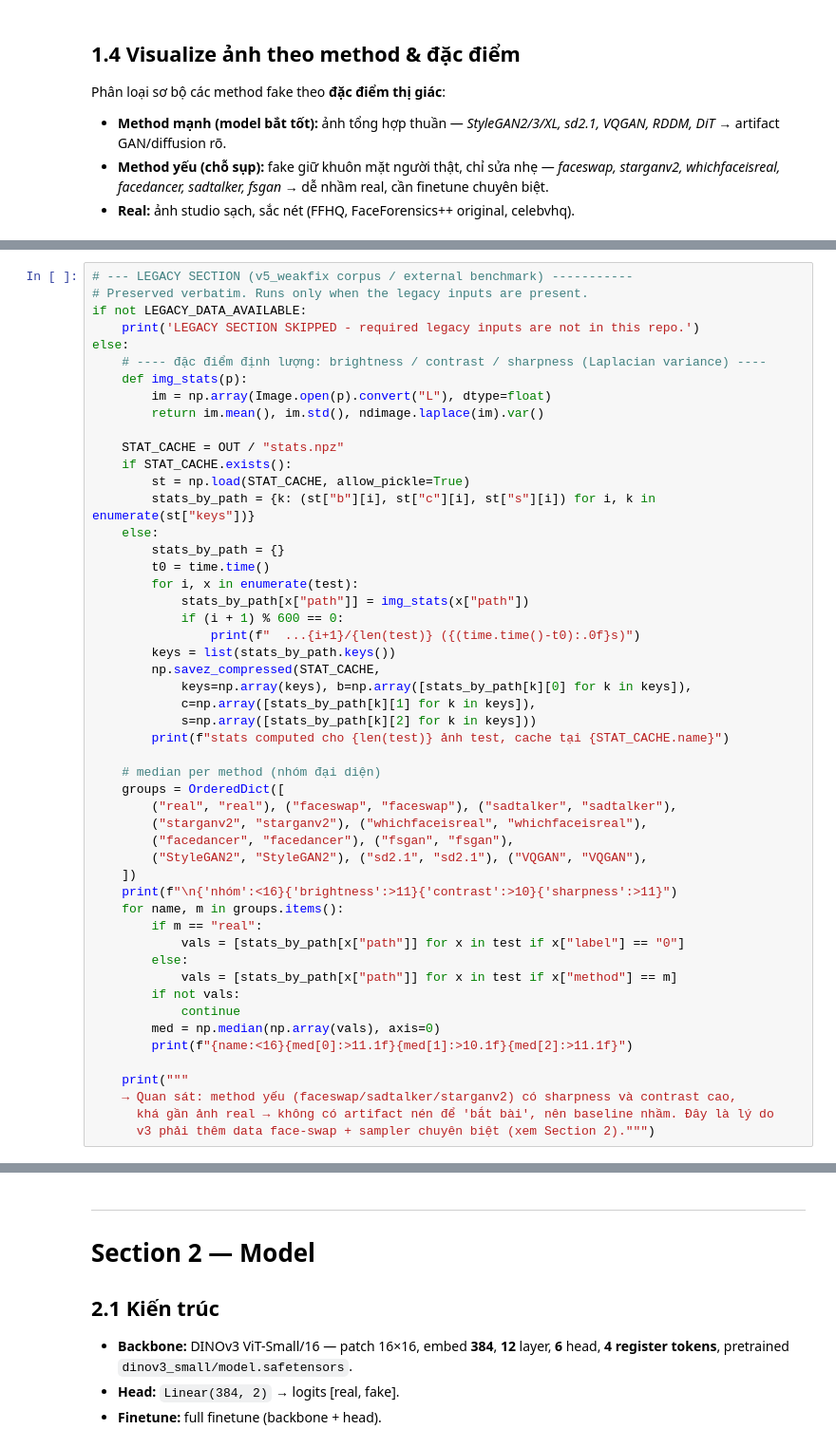
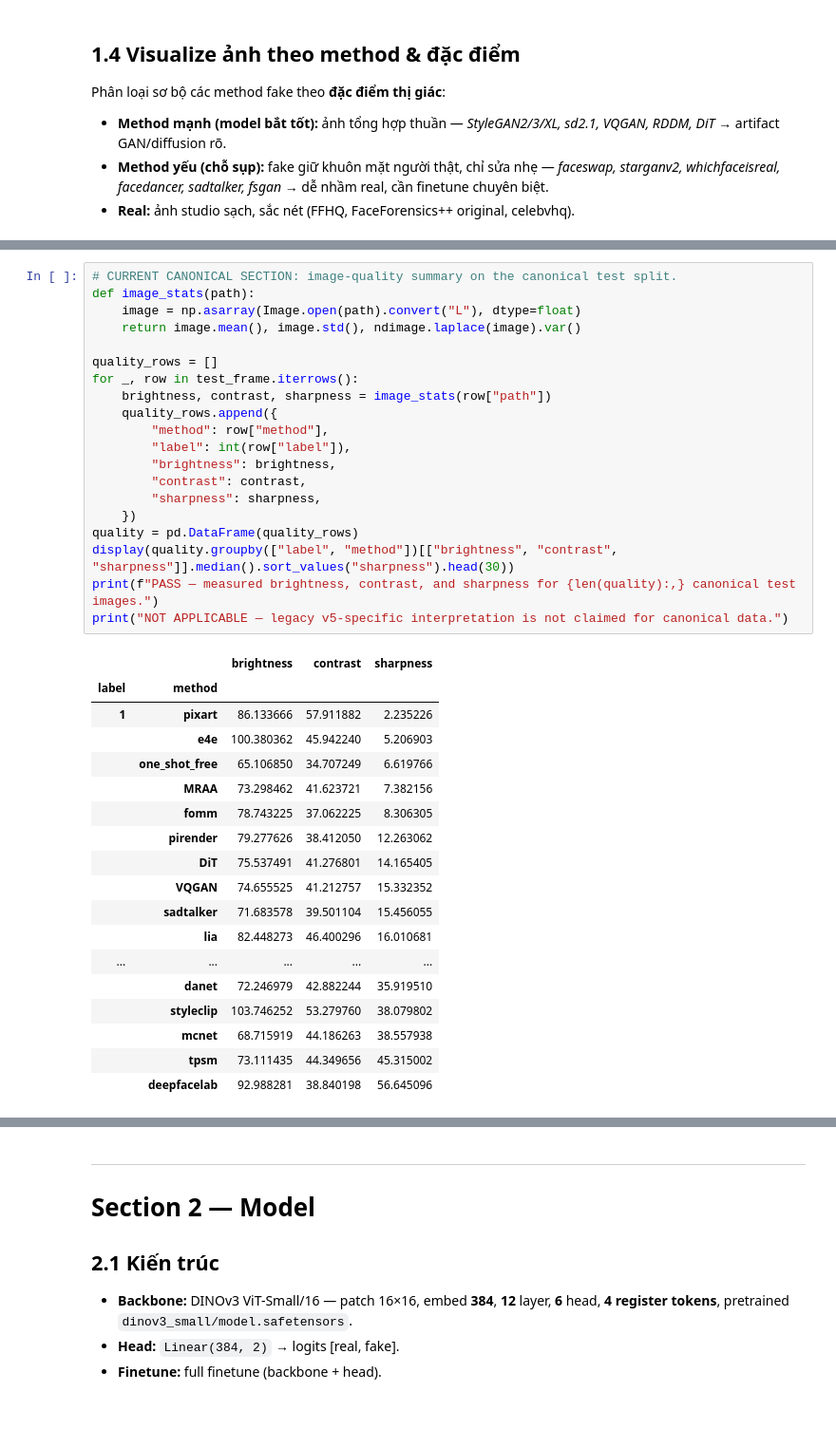
Before and after one commit to QuangManhAI/deepfake-ViT, a Jupyter notebook: notebooks/courseWorkCheck.ipynb, the cells around one changed output, grey strips where cells are left out. Shown at 95% size. Cells and saved outputs as stored; diff of their text form; blank space fills up the shorter version.

```diff
--- a/notebooks/courseWorkCheck.ipynb
+++ b/notebooks/courseWorkCheck.ipynb
@@ -440,52 +394,39 @@ LEGACY SECTION SKIPPED - required legacy inputs are not in this repo.
 # %%
-# --- LEGACY SECTION (v5_weakfix corpus / external benchmark) -----------
-# Preserved verbatim. Runs only when the legacy inputs are present.
-if not LEGACY_DATA_AVAILABLE:
-    print('LEGACY SECTION SKIPPED - required legacy inputs are not in this repo.')
-else:
-    # ---- đặc điểm định lượng: brightness / contrast / sharpness (Laplacian variance) ----
-    def img_stats(p):
-        im = np.array(Image.open(p).convert("L"), dtype=float)
-        return im.mean(), im.std(), ndimage.laplace(im).var()
+# CURRENT CANONICAL SECTION: image-quality summary on the canonical test split.
+def image_stats(path):
+    image = np.asarray(Image.open(path).convert("L"), dtype=float)
+    return image.mean(), image.std(), ndimage.laplace(image).var()
 
-    STAT_CACHE = OUT / "stats.npz"
-    if STAT_CACHE.exists():
-        st = np.load(STAT_CACHE, allow_pickle=True)
-        stats_by_path = {k: (st["b"][i], st["c"][i], st["s"][i]) for i, k in enumerate(st["keys"])}
-    else:
-        stats_by_path = {}
-        t0 = time.time()
-        for i, x in enumerate(test):
-            stats_by_path[x["path"]] = img_stats(x["path"])
-            if (i + 1) % 600 == 0:
-                print(f"  ...{i+1}/{len(test)} ({(time.time()-t0):.0f}s)")
-        keys = list(stats_by_path.keys())
-        np.savez_compressed(STAT_CACHE,
-            keys=np.array(keys), b=np.array([stats_by_path[k][0] for k in keys]),
-            c=np.array([stats_by_path[k][1] for k in keys]),
-            s=np.array([stats_by_path[k][2] for k in keys]))
-        print(f"stats computed cho {len(test)} ảnh test, cache tại {STAT_CACHE.name}")
-
-    # median per method (nhóm đại diện)
-    groups = OrderedDict([
-        ("real", "real"), ("faceswap", "faceswap"), ("sadtalker", "sadtalker"),
-        ("starganv2", "starganv2"), ("whichfaceisreal", "whichfaceisreal"),
-        ("facedancer", "facedancer"), ("fsgan", "fsgan"),
-        ("StyleGAN2", "StyleGAN2"), ("sd2.1", "sd2.1"), ("VQGAN", "VQGAN"),
-    ])
-    print(f"\n{'nhóm':<16}{'brightness':>11}{'contrast':>10}{'sharpness':>11}")
-    for name, m in groups.items():
-        if m == "real":
-            vals = [stats_by_path[x["path"]] for x in test if x["label"] == "0"]
-        else:
-            vals = [stats_by_path[x["path"]] for x in test if x["method"] == m]
-        if not vals:
-            continue
-        med = np.median(np.array(vals), axis=0)
-        print(f"{name:<16}{med[0]:>11.1f}{med[1]:>10.1f}{med[2]:>11.1f}")
-
-    print("""
-    → Quan sát: method yếu (faceswap/sadtalker/starganv2) có sharpness và contrast cao,
-      khá gần ảnh real → không có artifact nén để 'bắt bài', nên baseline nhầm. Đây là lý do
-      v3 phải thêm data face-swap + sampler chuyên biệt (xem Section 2).""")
+quality_rows = []
+for _, row in test_frame.iterrows():
+    brightness, contrast, sharpness = image_stats(row["path"])
+    quality_rows.append({
+        "method": row["method"],
+        "label": int(row["label"]),
+        "brightness": brightness,
+        "contrast": contrast,
+        "sharpness": sharpness,
+    })
+quality = pd.DataFrame(quality_rows)
+display(quality.groupby(["label", "method"])[["brightness", "contrast", "sharpness"]].median().sort_values("sharpness").head(30))
+print(f"PASS — measured brightness, contrast, and sharpness for {len(quality):,} canonical test images.")
+print("NOT APPLICABLE — legacy v5-specific interpretation is not claimed for canonical data.")
 # %% [output]
+|  |  | brightness | contrast | sharpness |
+| label | method |  |  |  |
+| 1 | pixart | 86.133666 | 57.911882 | 2.235226 |
+|  | e4e | 100.380362 | 45.942240 | 5.206903 |
+|  | one_shot_free | 65.106850 | 34.707249 | 6.619766 |
+|  | MRAA | 73.298462 | 41.623721 | 7.382156 |
+|  | fomm | 78.743225 | 37.062225 | 8.306305 |
+|  | pirender | 79.277626 | 38.412050 | 12.263062 |
+|  | DiT | 75.537491 | 41.276801 | 14.165405 |
+|  | VQGAN | 74.655525 | 41.212757 | 15.332352 |
+|  | sadtalker | 71.683578 | 39.501104 | 15.456055 |
+|  | lia | 82.448273 | 46.400296 | 16.010681 |
+| ... | ... | ... | ... | ... |
+|  | danet | 72.246979 | 42.882244 | 35.919510 |
+|  | styleclip | 103.746252 | 53.279760 | 38.079802 |
+|  | mcnet | 68.715919 | 44.186263 | 38.557938 |
+|  | tpsm | 73.111435 | 44.349656 | 45.315002 |
+|  | deepfacelab | 92.988281 | 38.840198 | 56.645096 |
```
Also changed, not shown: parts of 20 cells of this notebook, 5 other files.
